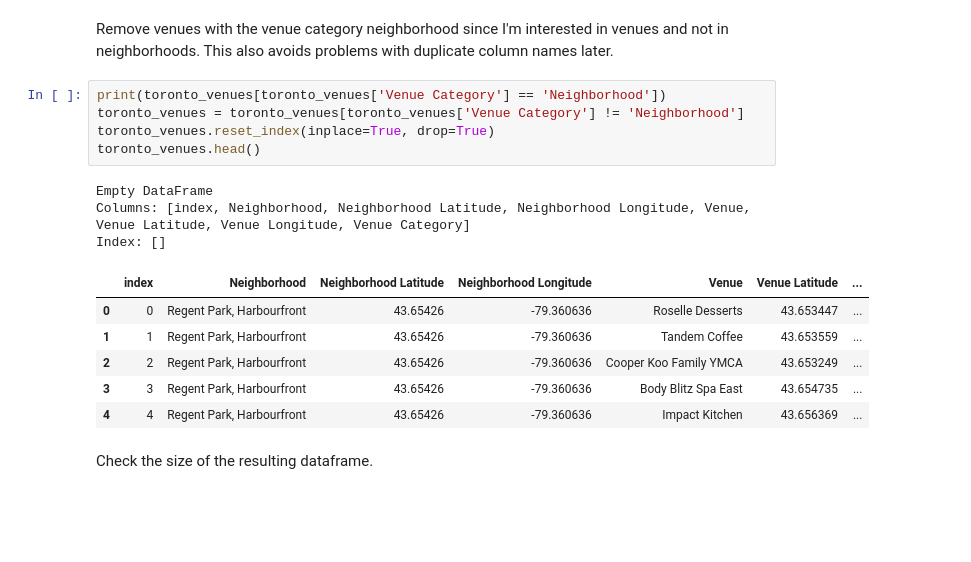
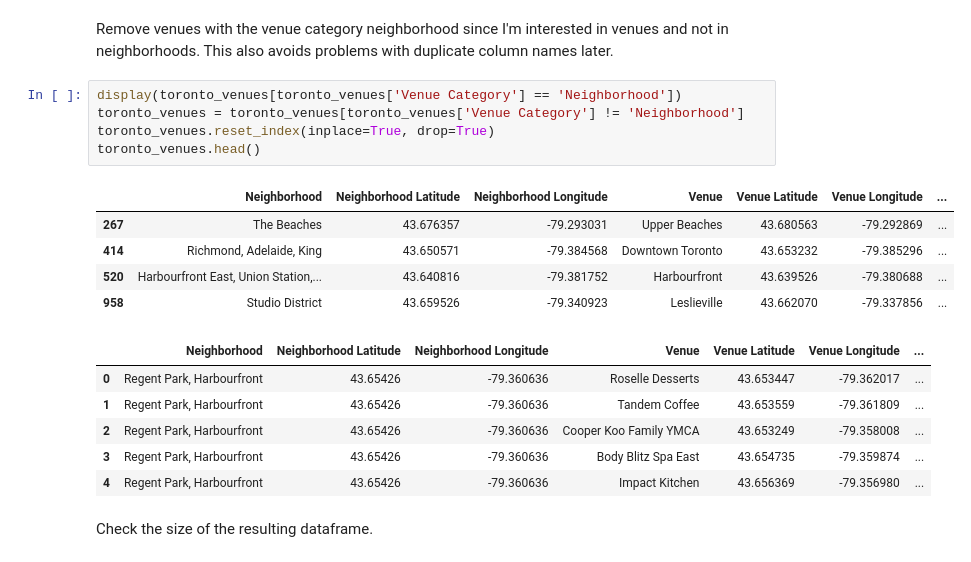
Before and after one commit to jodietrich/Coursera_Capstone, a Jupyter notebook: toronto_segmenting_and_clustering.ipynb, the cells around one changed output. Saved outputs shown, nothing was run; the diff lists cells and outputs as text; blank space fills up the shorter version.

```diff
--- a/toronto_segmenting_and_clustering.ipynb
+++ b/toronto_segmenting_and_clustering.ipynb
@@ -342,20 +336,22 @@ Business reply mail Processing Centre, South Central Letter Processing Plant Tor
 # %% [markdown]
 Remove venues with the venue category neighborhood since I'm interested in venues and not in neighborhoods. This also avoids problems with duplicate column names later.
 # %%
-print(toronto_venues[toronto_venues['Venue Category'] == 'Neighborhood'])
+display(toronto_venues[toronto_venues['Venue Category'] == 'Neighborhood'])
 toronto_venues = toronto_venues[toronto_venues['Venue Category'] != 'Neighborhood']
 toronto_venues.reset_index(inplace=True, drop=True)
 toronto_venues.head()
 # %% [output]
-Empty DataFrame
-Columns: [index, Neighborhood, Neighborhood Latitude, Neighborhood Longitude, Venue, Venue Latitude, Venue Longitude, Venue Category]
-Index: []
-|  | index | Neighborhood | Neighborhood Latitude | Neighborhood Longitude | Venue | Venue Latitude | ... |
-| 0 | 0 | Regent Park, Harbourfront | 43.65426 | -79.360636 | Roselle Desserts | 43.653447 | ... |
-| 1 | 1 | Regent Park, Harbourfront | 43.65426 | -79.360636 | Tandem Coffee | 43.653559 | ... |
-| 2 | 2 | Regent Park, Harbourfront | 43.65426 | -79.360636 | Cooper Koo Family YMCA | 43.653249 | ... |
-| 3 | 3 | Regent Park, Harbourfront | 43.65426 | -79.360636 | Body Blitz Spa East | 43.654735 | ... |
-| 4 | 4 | Regent Park, Harbourfront | 43.65426 | -79.360636 | Impact Kitchen | 43.656369 | ... |
+|  | Neighborhood | Neighborhood Latitude | Neighborhood Longitude | Venue | Venue Latitude | Venue Longitude | ... |
+| 267 | The Beaches | 43.676357 | -79.293031 | Upper Beaches | 43.680563 | -79.292869 | ... |
+| 414 | Richmond, Adelaide, King | 43.650571 | -79.384568 | Downtown Toronto | 43.653232 | -79.385296 | ... |
+| 520 | Harbourfront East, Union Station,... | 43.640816 | -79.381752 | Harbourfront | 43.639526 | -79.380688 | ... |
+| 958 | Studio District | 43.659526 | -79.340923 | Leslieville | 43.662070 | -79.337856 | ... |
+|  | Neighborhood | Neighborhood Latitude | Neighborhood Longitude | Venue | Venue Latitude | Venue Longitude | ... |
+| 0 | Regent Park, Harbourfront | 43.65426 | -79.360636 | Roselle Desserts | 43.653447 | -79.362017 | ... |
+| 1 | Regent Park, Harbourfront | 43.65426 | -79.360636 | Tandem Coffee | 43.653559 | -79.361809 | ... |
+| 2 | Regent Park, Harbourfront | 43.65426 | -79.360636 | Cooper Koo Family YMCA | 43.653249 | -79.358008 | ... |
+| 3 | Regent Park, Harbourfront | 43.65426 | -79.360636 | Body Blitz Spa East | 43.654735 | -79.359874 | ... |
+| 4 | Regent Park, Harbourfront | 43.65426 | -79.360636 | Impact Kitchen | 43.656369 | -79.356980 | ... |
 # %% [markdown]
 Check the size of the resulting dataframe.
 # %%
```
Also changed, not shown: parts of 15 cells of this notebook.
